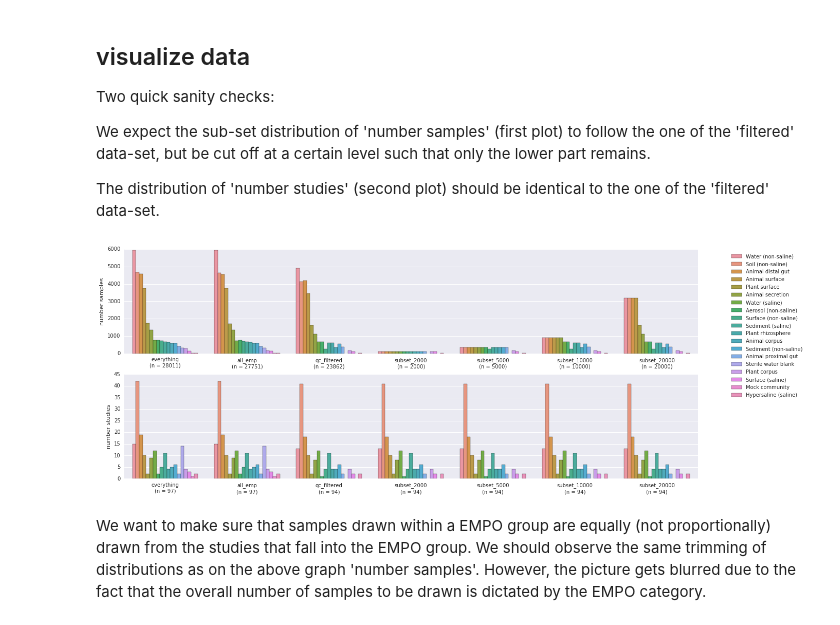
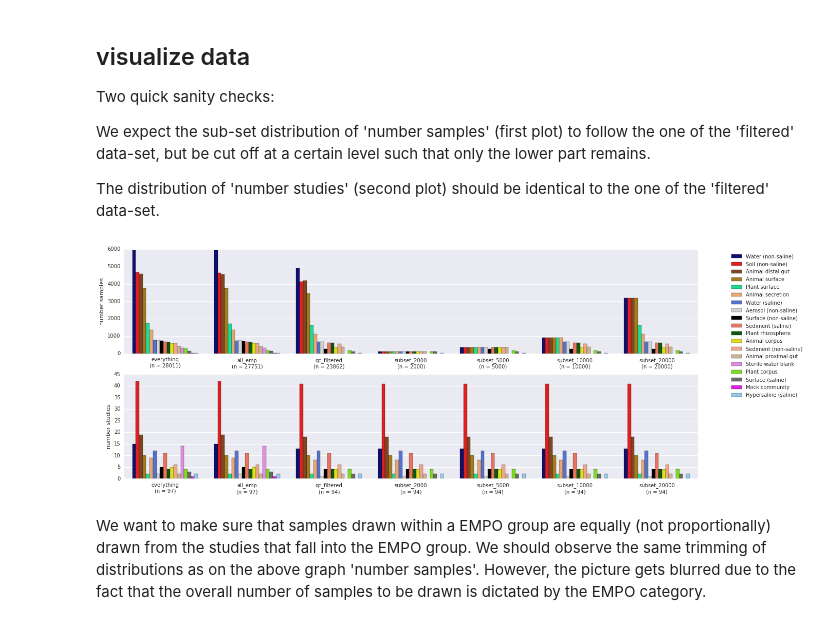
Before and after one commit to biocore/emp, a Jupyter notebook: ipynb/subset.ipynb, the cells around one changed output. Drawn from its saved outputs; the diff is of its cells as text; code cells hidden in the pictures.

Commit message:
adapted new color schema

```diff
--- a/ipynb/subset.ipynb
+++ b/ipynb/subset.ipynb
@@ -184,35 +185,39 @@ We expect the sub-set distribution of 'number samples' (first plot) to follow th
 
 The distribution of 'number studies' (second plot) should be identical to the one of the 'filtered' data-set.
 # %%
+empo_ordering = list(data[data.set == 'everything'].sort_values('samples', ascending=False).group)
+
 fig, ax = plt.subplots(2, 1, figsize=(20, 8))
 sn.barplot(x="set",
            y="samples",
            hue="group",
            data=data,
            order=ordering,
-           hue_order=list(data[data.set == 'everything'].sort_values('samples', ascending=False).group),
+           hue_order=empo_ordering,
            ax=ax[0],
+           palette=sn.color_palette([empo3_to_color(g) for g in empo_ordering]),
           )
 l = ax[0].legend(bbox_to_anchor=(1.05, 1), loc=2)
 l = ax[0].set_ylabel("number samples")
 l = ax[0].set_xlabel("")
 l = ax[0].set_xticklabels([ s + "\n(n = " + str(sets[s].shape[0]) + ")" for s in ordering ])
 
 sn.barplot(x="set",
            y="studies",
            hue="group",
            data=data,
            order=ordering,
-           hue_order=list(data[data.set == 'everything'].sort_values('samples', ascending=False).group),
+           hue_order=empo_ordering,
            ax=ax[1],
+           palette=sn.color_palette([empo3_to_color(g) for g in empo_ordering]),
           )
 l = ax[1].legend(bbox_to_anchor=(1.05, 1), loc=2)
 l.remove()
 l = ax[1].set_ylabel("number studies")
 l = ax[1].set_xlabel("")
 l = ax[1].set_xticklabels([ s + "\n(n = " + str(len(list(sets[s].groupby('study_id')))) + ")" for s in ordering ])
 # %% [output]
-[figure, old version]
+[figure, new version]
 # %% [markdown]
 We want to make sure that samples drawn within a EMPO group are equally (not proportionally) drawn from the studies that fall into the EMPO group. We should observe the same trimming of distributions as on the above graph 'number samples'. However, the picture gets blurred due to the fact that the overall number of samples to be drawn is dictated by the EMPO category.
 # %%
```
Also changed, not shown: parts of 2 cells of this notebook.
